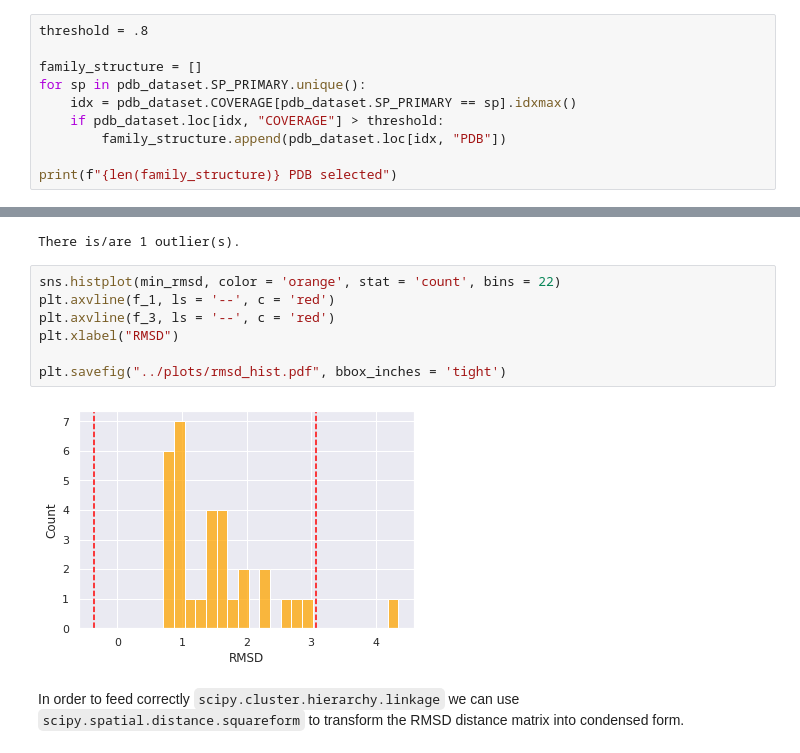
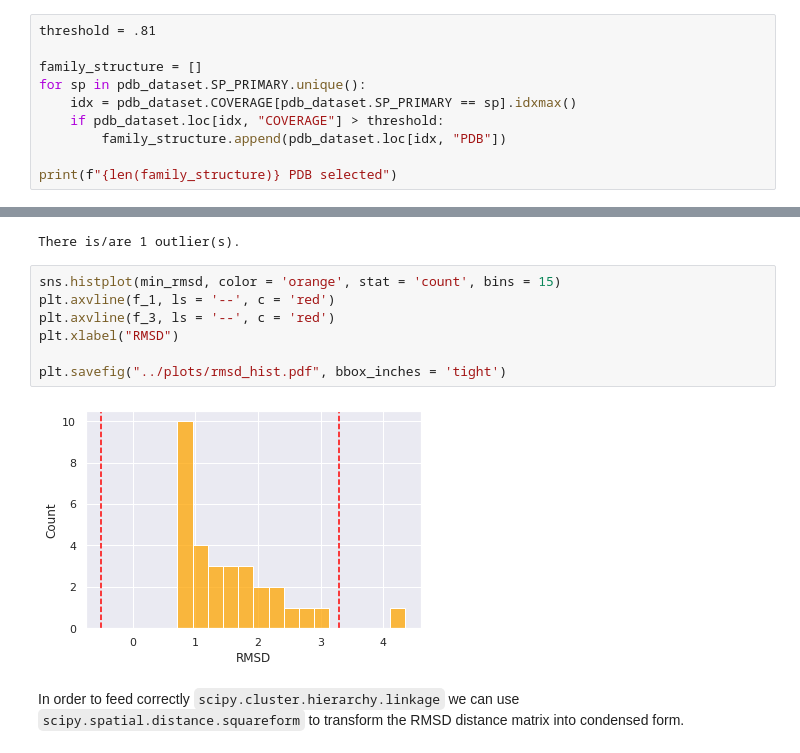
Before and after one commit to pterodattero/biodata2020, a Jupyter notebook: code/project.ipynb, the cells around one changed output, grey strips where cells are left out. Saved outputs shown, nothing was run; the diff lists cells and outputs as text.

```diff
--- a/code/project.ipynb
+++ b/code/project.ipynb
@@ -394,5 +414,5 @@ Then, we filter entries with a 80% coverage threshold to keep only significant P
 # %%
-threshold = .8
+threshold = .81
 
 family_structure = []
 for sp in pdb_dataset.SP_PRIMARY.unique():
@@ -507,14 +532,14 @@ print(f"There is/are {len(outliers)} outlier(s).")
 # %% [output]
 There is/are 1 outlier(s).
 # %%
-sns.histplot(min_rmsd, color = 'orange', stat = 'count', bins = 22)
+sns.histplot(min_rmsd, color = 'orange', stat = 'count', bins = 15)
 plt.axvline(f_1, ls = '--', c = 'red')
 plt.axvline(f_3, ls = '--', c = 'red')
 plt.xlabel("RMSD")
 
 plt.savefig("../plots/rmsd_hist.pdf", bbox_inches = 'tight')
 # %% [output]
-[figure, old version]
+[figure, new version]
 # %% [markdown]
 In order to feed correctly `scipy.cluster.hierarchy.linkage` we can use `scipy.spatial.distance.squareform` to transform the RMSD distance matrix into condensed form.
 # %%
```
Also changed, not shown: parts of 63 cells of this notebook, 24 other files.
